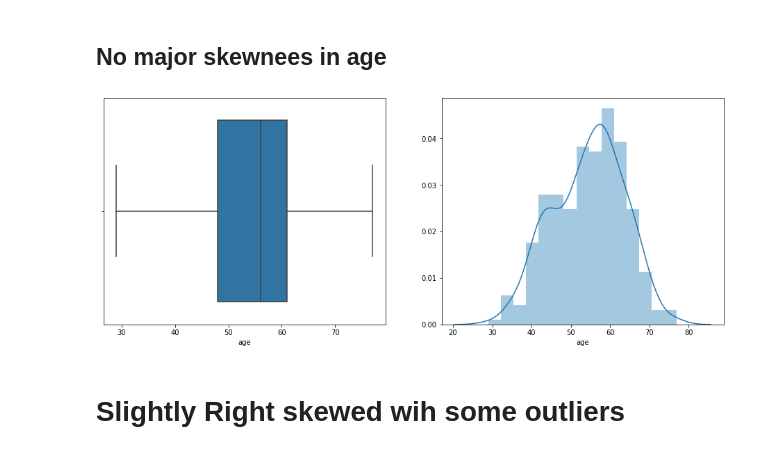
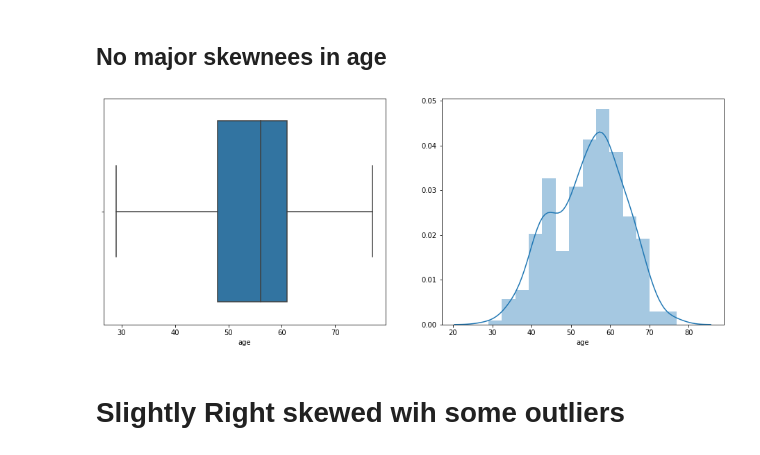
Before and after one commit to prateekkohli1992/logistic_1, a Jupyter notebook: EDA_1.ipynb, the cells around one changed output. Drawn from its saved outputs; the diff is of its cells as text; code cells hidden in the pictures.

```diff
--- a/EDA_1.ipynb
+++ b/EDA_1.ipynb
@@ -346,11 +346,11 @@ data_cluster=pd.concat([data_cat,data_num],axis=1)
 # %%
 fig,ax = plt.subplots(ncols=2,figsize=(16, 6))
 sns.boxplot(data_numeric['age'],ax=ax[0])
-sns.distplot(data_numeric['age'],bins=15,ax=ax[1])
+sns.distplot(data_numeric['age'],bins=14,ax=ax[1])
 
 plt.show()
 # %% [output]
-[figure, old version]
+[figure, new version]
 # %% [markdown]
 # Slightly Right skewed wih some outliers
 # %%
```
Also changed, not shown: parts of 6 cells of this notebook, 3 other files.
